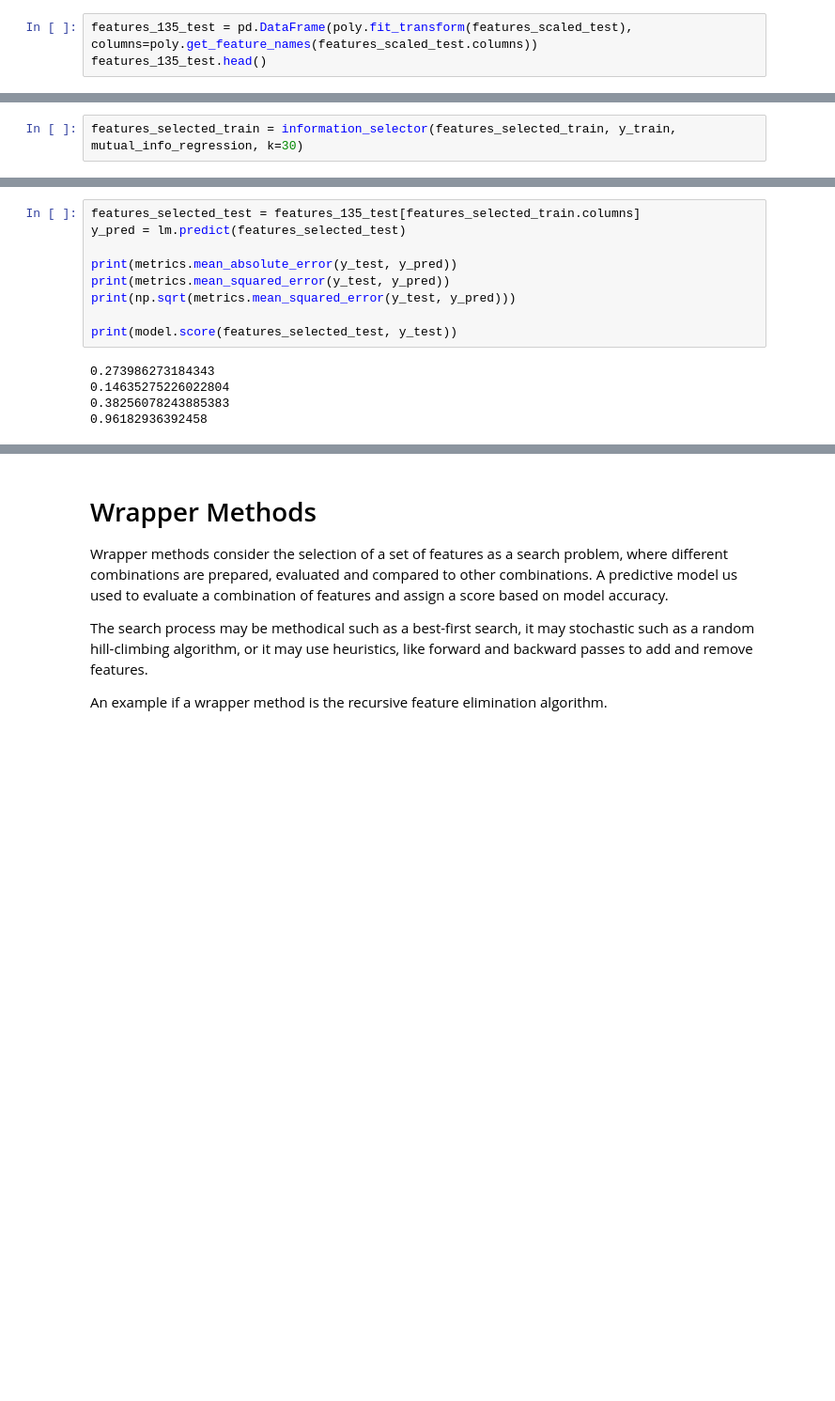
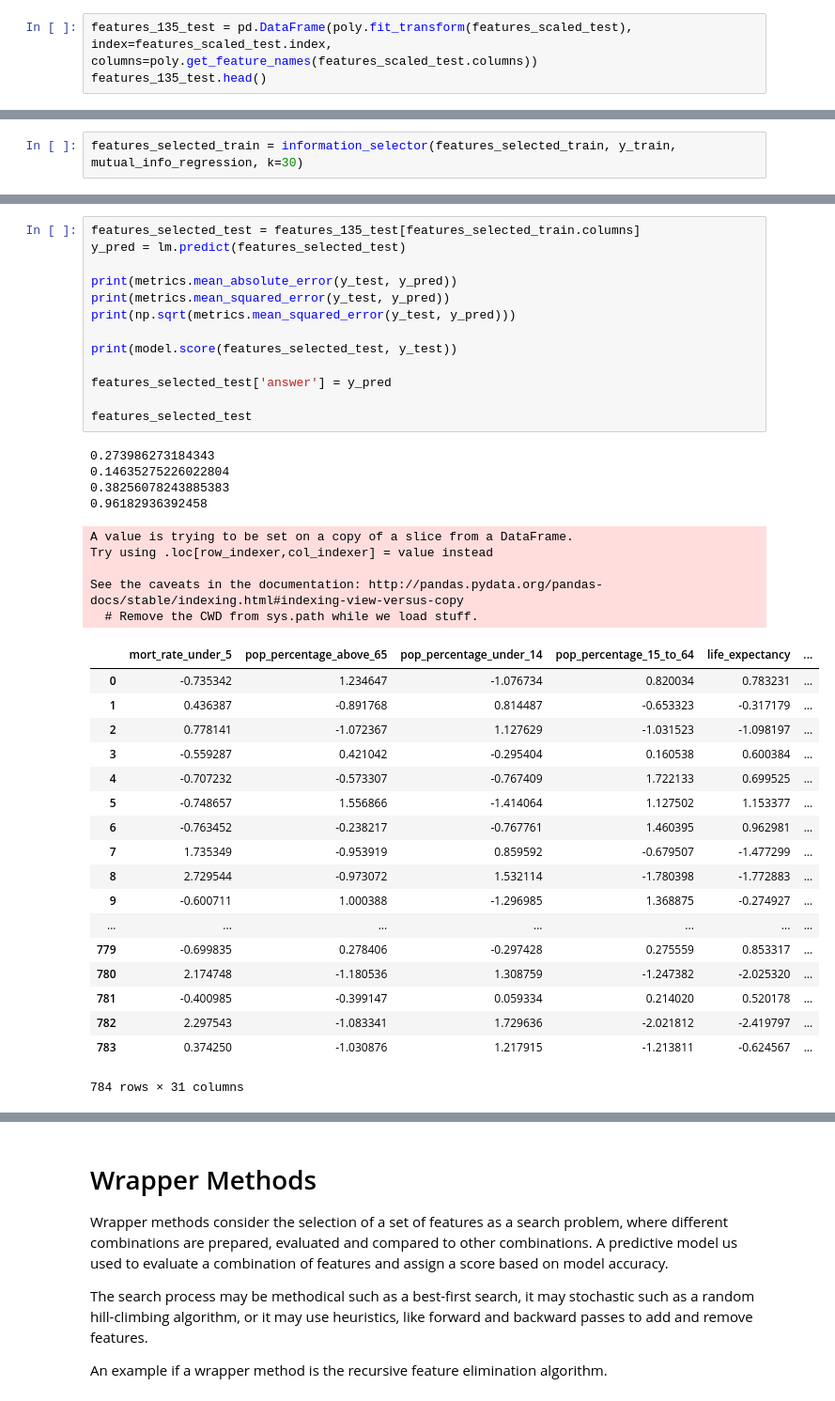
Before and after one commit to Erika-Russi/mod_2_project, a Jupyter notebook: feature_selection/Feature Selection.ipynb, the cells around one changed output, grey strips where cells are left out. Shown at 94% size. Cells and saved outputs as stored; diff of their text form; blank space fills up the shorter version.

```diff
--- a/feature_selection/Feature Selection.ipynb
+++ b/feature_selection/Feature Selection.ipynb
@@ -181,5 +183,5 @@ features_135_train.head()
 5 rows × 135 columns
 # %%
-features_135_test = pd.DataFrame(poly.fit_transform(features_scaled_test), columns=poly.get_feature_names(features_scaled_test.columns))
+features_135_test = pd.DataFrame(poly.fit_transform(features_scaled_test), index=features_scaled_test.index, columns=poly.get_feature_names(features_scaled_test.columns))
 features_135_test.head()
 # %% [output]
@@ -375,17 +449,44 @@ model = lm.fit(features_selected_train, y_train)
 # %%
 features_selected_test = features_135_test[features_selected_train.columns]
 y_pred = lm.predict(features_selected_test)
 
 print(metrics.mean_absolute_error(y_test, y_pred))
 print(metrics.mean_squared_error(y_test, y_pred))
 print(np.sqrt(metrics.mean_squared_error(y_test, y_pred)))
 
 print(model.score(features_selected_test, y_test))
+
+features_selected_test['answer'] = y_pred
+
+features_selected_test
 # %% [output]
 0.273986273184343
 0.14635275226022804
 0.38256078243885383
 0.96182936392458
+A value is trying to be set on a copy of a slice from a DataFrame.
+Try using .loc[row_indexer,col_indexer] = value instead
+
+See the caveats in the documentation: http://pandas.pydata.org/pandas-docs/stable/indexing.html#indexing-view-versus-copy
+  # Remove the CWD from sys.path while we load stuff.
+|  | mort_rate_under_5 | pop_percentage_above_65 | pop_percentage_under_14 | pop_percentage_15_to_64 | life_expectancy | ... |
+| 0 | -0.735342 | 1.234647 | -1.076734 | 0.820034 | 0.783231 | ... |
+| 1 | 0.436387 | -0.891768 | 0.814487 | -0.653323 | -0.317179 | ... |
+| 2 | 0.778141 | -1.072367 | 1.127629 | -1.031523 | -1.098197 | ... |
+| 3 | -0.559287 | 0.421042 | -0.295404 | 0.160538 | 0.600384 | ... |
+| 4 | -0.707232 | -0.573307 | -0.767409 | 1.722133 | 0.699525 | ... |
+| 5 | -0.748657 | 1.556866 | -1.414064 | 1.127502 | 1.153377 | ... |
+| 6 | -0.763452 | -0.238217 | -0.767761 | 1.460395 | 0.962981 | ... |
+| 7 | 1.735349 | -0.953919 | 0.859592 | -0.679507 | -1.477299 | ... |
+| 8 | 2.729544 | -0.973072 | 1.532114 | -1.780398 | -1.772883 | ... |
+| 9 | -0.600711 | 1.000388 | -1.296985 | 1.368875 | -0.274927 | ... |
+| ... | ... | ... | ... | ... | ... | ... |
+| 779 | -0.699835 | 0.278406 | -0.297428 | 0.275559 | 0.853317 | ... |
+| 780 | 2.174748 | -1.180536 | 1.308759 | -1.247382 | -2.025320 | ... |
+| 781 | -0.400985 | -0.399147 | 0.059334 | 0.214020 | 0.520178 | ... |
+| 782 | 2.297543 | -1.083341 | 1.729636 | -2.021812 | -2.419797 | ... |
+| 783 | 0.374250 | -1.030876 | 1.217915 | -1.213811 | -0.624567 | ... |
+784 rows × 31 columns
 # %%
 from matplotlib import pyplot as plt
 
```
Also changed, not shown: parts of 21 cells of this notebook.
